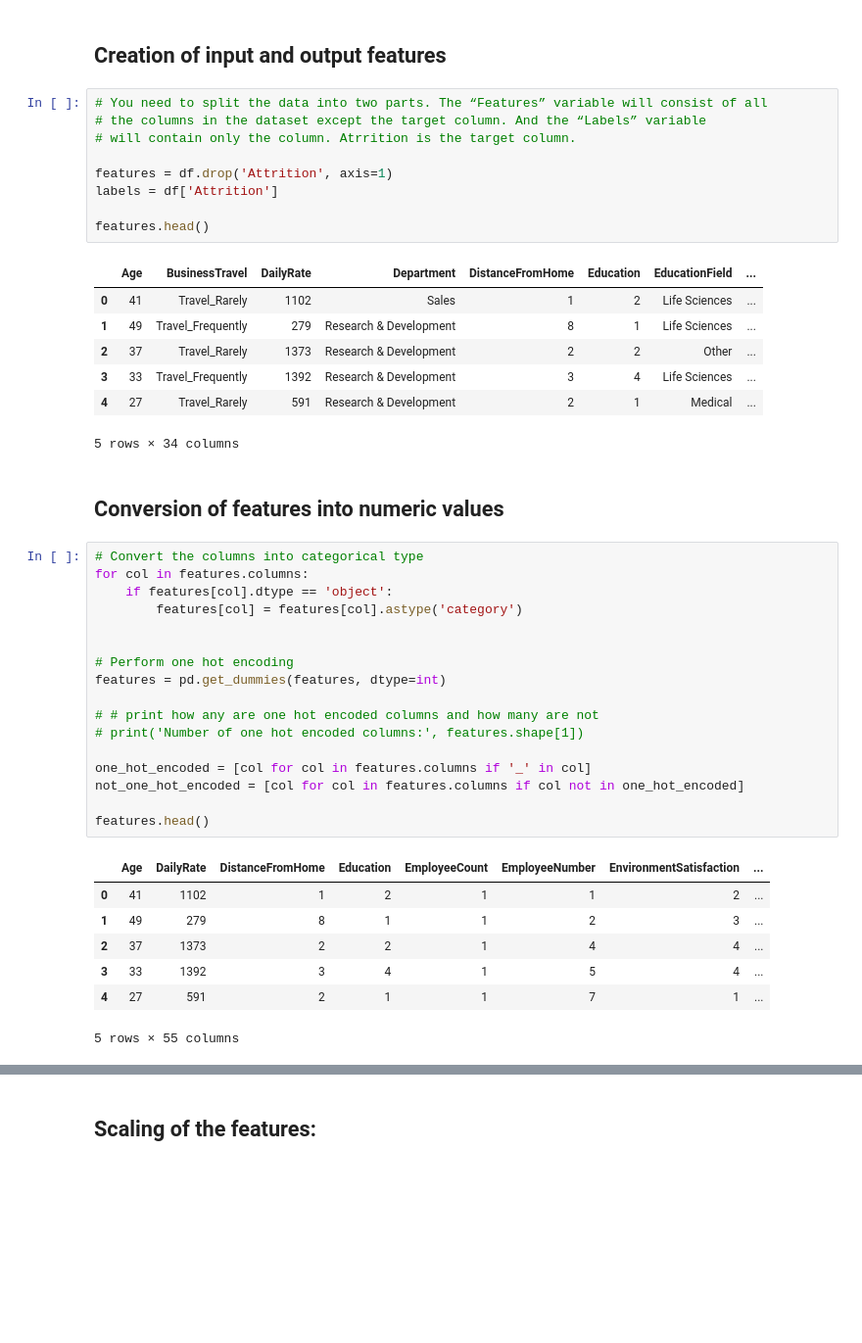
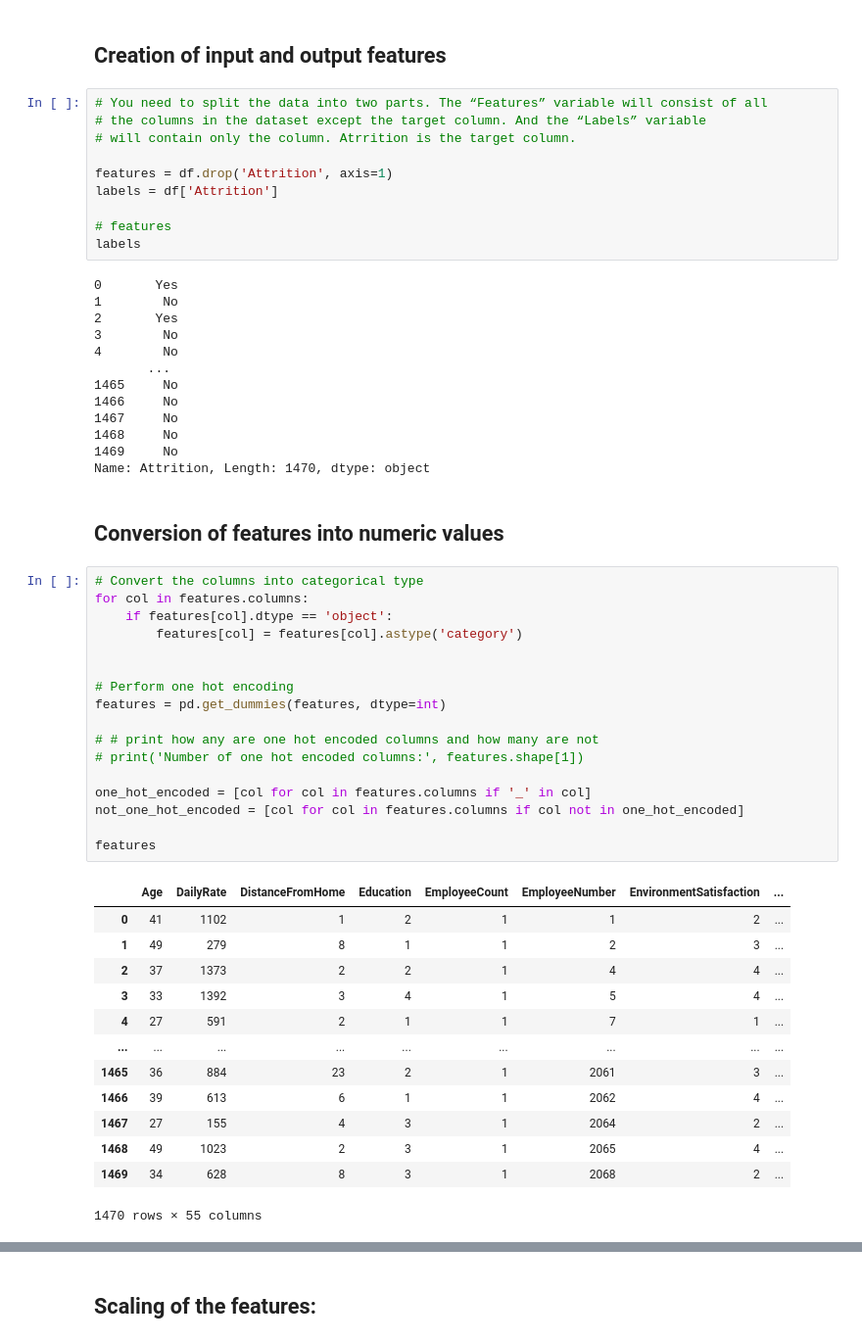
Before and after one commit to NafiuRahman77/CSE-472, a Jupyter notebook: Offline-1/1905077.ipynb, the cells around one changed output, grey strips where cells are left out. Shown at 98% size. Drawn from its saved outputs; the diff is of its cells as text; blank space fills up the shorter version.

```diff
--- a/Offline-1/1905077.ipynb
+++ b/Offline-1/1905077.ipynb
@@ -72,42 +72,54 @@ df.dropna(subset=['Attrition'], inplace=True)
 features = df.drop('Attrition', axis=1)
 labels = df['Attrition']
 
-features.head()
+# features
+labels
 # %% [output]
-|  | Age | BusinessTravel | DailyRate | Department | DistanceFromHome | Education | EducationField | ... |
-| 0 | 41 | Travel_Rarely | 1102 | Sales | 1 | 2 | Life Sciences | ... |
-| 1 | 49 | Travel_Frequently | 279 | Research & Development | 8 | 1 | Life Sciences | ... |
-| 2 | 37 | Travel_Rarely | 1373 | Research & Development | 2 | 2 | Other | ... |
-| 3 | 33 | Travel_Frequently | 1392 | Research & Development | 3 | 4 | Life Sciences | ... |
-| 4 | 27 | Travel_Rarely | 591 | Research & Development | 2 | 1 | Medical | ... |
-5 rows × 34 columns
+0       Yes
+1        No
+2       Yes
+3        No
+4        No
+       ...
+1465     No
+1466     No
+1467     No
+1468     No
+1469     No
+Name: Attrition, Length: 1470, dtype: object
 # %% [markdown]
 ## Conversion of features into numeric values
 # %%
 # Convert the columns into categorical type
 for col in features.columns:
     if features[col].dtype == 'object':
         features[col] = features[col].astype('category')
 
 
 # Perform one hot encoding
 features = pd.get_dummies(features, dtype=int)
 
 # # print how any are one hot encoded columns and how many are not
 # print('Number of one hot encoded columns:', features.shape[1])
 
 one_hot_encoded = [col for col in features.columns if '_' in col]
 not_one_hot_encoded = [col for col in features.columns if col not in one_hot_encoded]
 
-features.head()
+features
 # %% [output]
 |  | Age | DailyRate | DistanceFromHome | Education | EmployeeCount | EmployeeNumber | EnvironmentSatisfaction | ... |
 | 0 | 41 | 1102 | 1 | 2 | 1 | 1 | 2 | ... |
 | 1 | 49 | 279 | 8 | 1 | 1 | 2 | 3 | ... |
 | 2 | 37 | 1373 | 2 | 2 | 1 | 4 | 4 | ... |
 | 3 | 33 | 1392 | 3 | 4 | 1 | 5 | 4 | ... |
 | 4 | 27 | 591 | 2 | 1 | 1 | 7 | 1 | ... |
+| ... | ... | ... | ... | ... | ... | ... | ... | ... |
+| 1465 | 36 | 884 | 23 | 2 | 1 | 2061 | 3 | ... |
+| 1466 | 39 | 613 | 6 | 1 | 1 | 2062 | 4 | ... |
+| 1467 | 27 | 155 | 4 | 3 | 1 | 2064 | 2 | ... |
+| 1468 | 49 | 1023 | 2 | 3 | 1 | 2065 | 4 | ... |
+| 1469 | 34 | 628 | 8 | 3 | 1 | 2068 | 2 | ... |
-5 rows × 55 columns
+1470 rows × 55 columns
 # %%
 # Label encoding for the target column
 from sklearn.preprocessing import LabelEncoder
```
Also changed, not shown: parts of 4 cells of this notebook.
